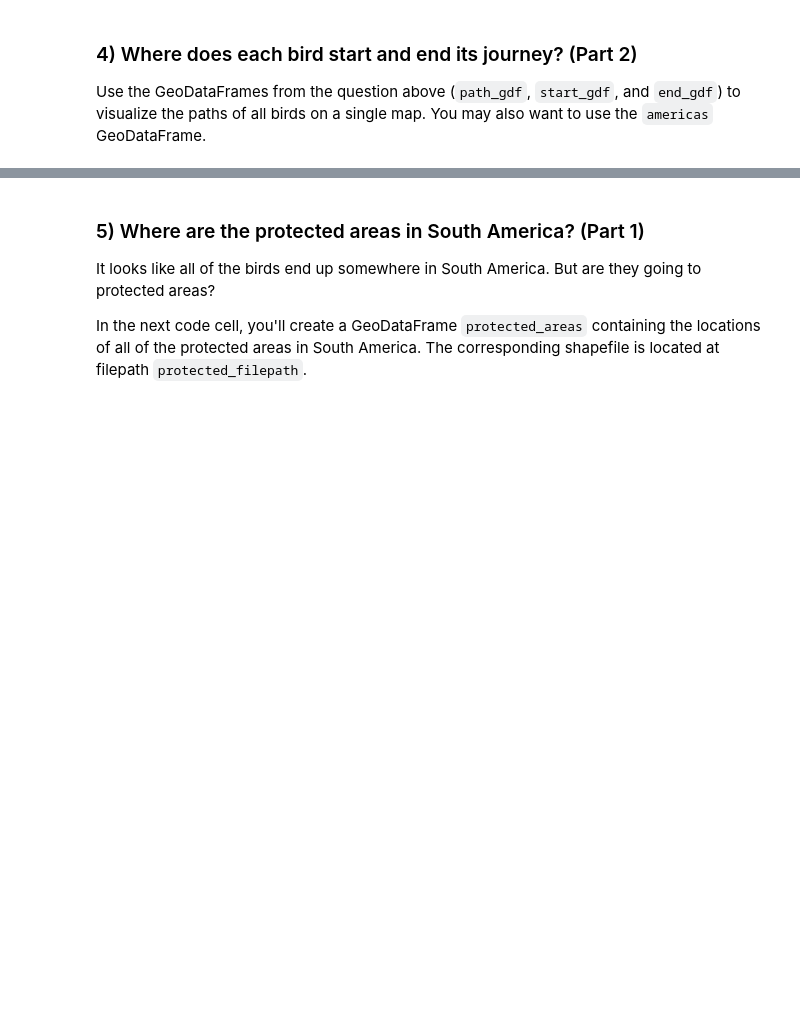
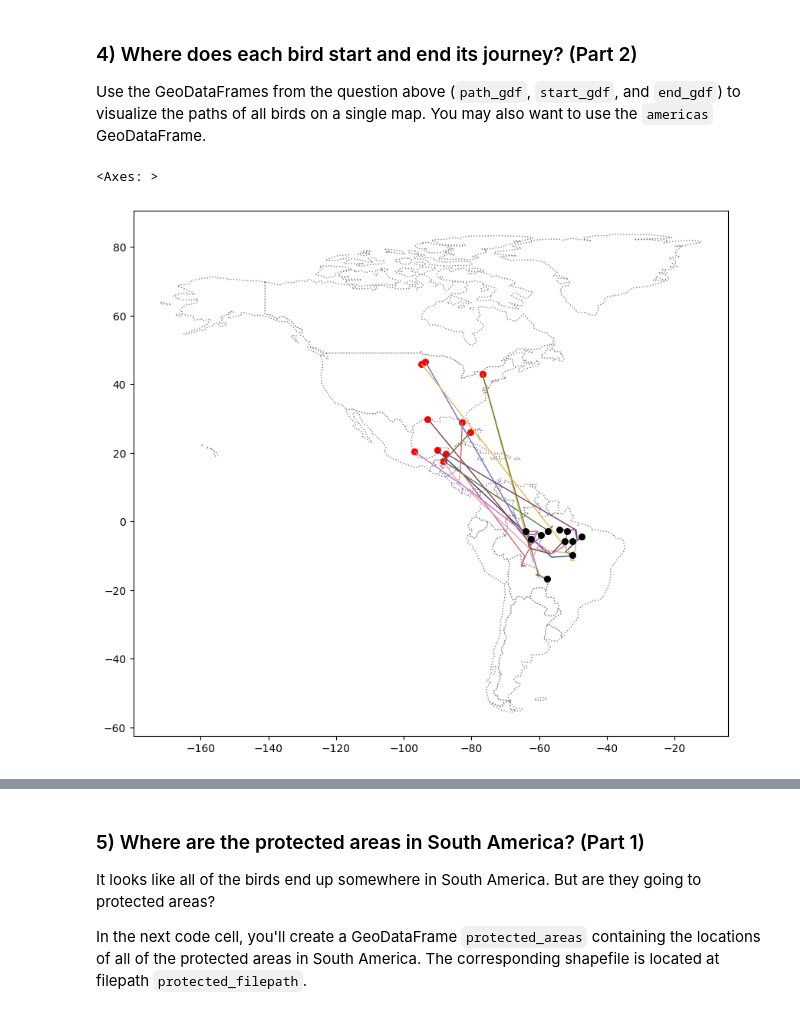
Before and after one commit to ubinix-warun/kaggle-notebook, a Jupyter notebook: geospatial-analysis/exercise-coordinate-reference-systems.ipynb, the cells around one changed output, grey strips where cells are left out. Cells and saved outputs as stored; diff of their text form; code cells hidden in the pictures; blank space fills up the shorter version.

```diff
--- a/geospatial-analysis/exercise-coordinate-reference-systems.ipynb
+++ b/geospatial-analysis/exercise-coordinate-reference-systems.ipynb
@@ -161,3 +155,16 @@ ____
+# %%
+# Your code here
+ax = americas.plot(figsize=(10, 10), color='white', linestyle=':', edgecolor='gray')
+
+start_gdf.plot(ax=ax, color='red',  markersize=30)
+path_gdf.plot(ax=ax, cmap='tab20b', linestyle='-', linewidth=1, zorder=1)
+end_gdf.plot(ax=ax, color='black', markersize=30)
+
+# Uncomment to see a hint
+#q_4.hint()
+# %% [output]
+<Axes: >
+[figure, added]
 # %%
 # Get credit for your work after you have created a map
 q_4.check()
```
Also changed, not shown: parts of 14 cells of this notebook.
